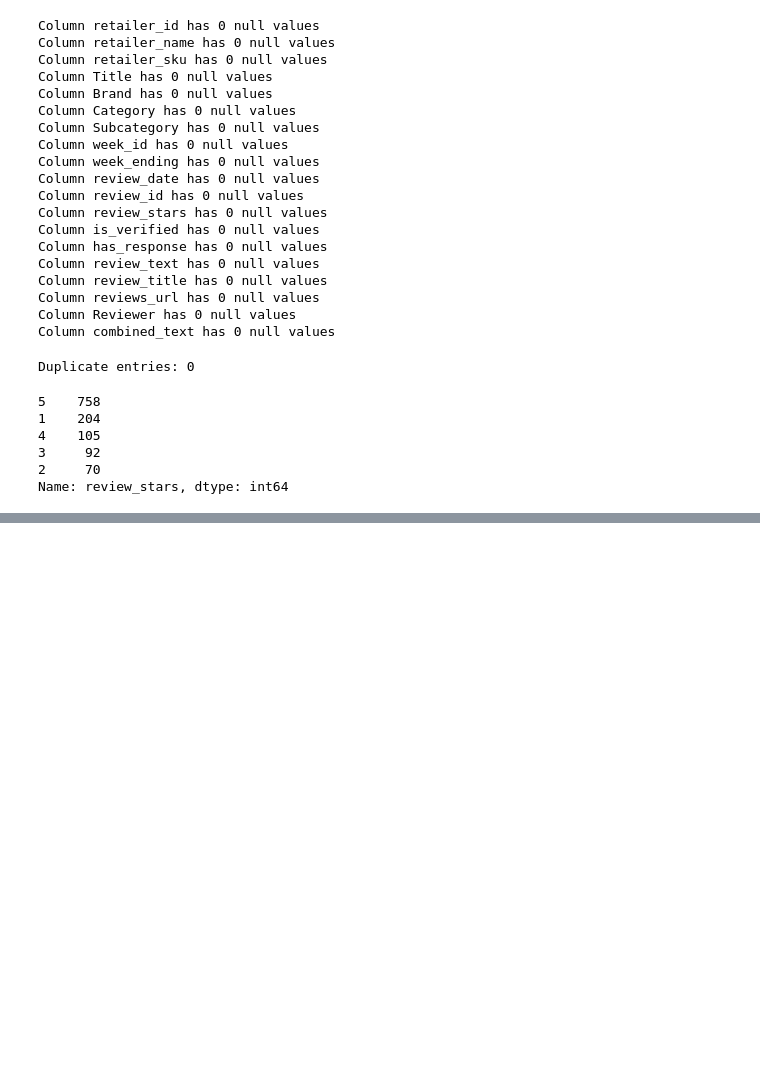
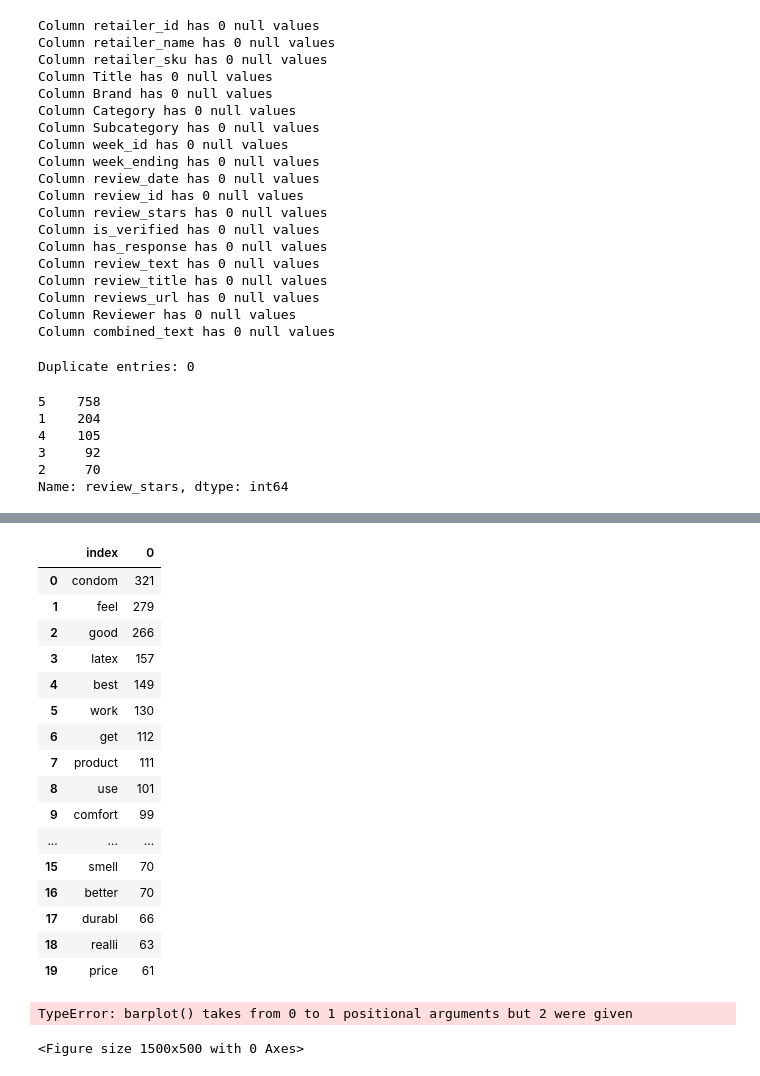
Before and after one commit to krc31182/Amazon-Reviews, a Jupyter notebook: Clean Data & Export to cvs.ipynb, the cells around one changed output, grey strips where cells are left out. Drawn from its saved outputs; the diff is of its cells as text; code cells hidden in the pictures; blank space fills up the shorter version.

```diff
--- a/Clean Data & Export to cvs.ipynb
+++ b/Clean Data & Export to cvs.ipynb
@@ -208,0 +291,53 @@ df.to_csv('Resources/machine_learning.csv', index=False)
+# %%
+# obtian the bad reviews and good reviews data and w
+badreviews =df[df.review_stars<=3.0]['review_breakout']
+goodreviews = df[df.review_stars>=4.0]['review_breakout']
+# %%
+bad_reviews=pd.DataFrame(pd.Series(chain(*badreviews)).value_counts()).sort_values(by=0,ascending=False).reset_index()
+good_reviews=pd.DataFrame(pd.Series(chain(*goodreviews)).value_counts()).sort_values(by=0,ascending=False).reset_index()
+# %%
+good_reviews.head(20)
+# %% [output]
+|  | index | 0 |
+| 0 | condom | 321 |
+| 1 | feel | 279 |
+| 2 | good | 266 |
+| 3 | latex | 157 |
+| 4 | best | 149 |
+| 5 | work | 130 |
+| 6 | get | 112 |
+| 7 | product | 111 |
+| 8 | use | 101 |
+| 9 | comfort | 99 |
+| ... | ... | ... |
+| 15 | smell | 70 |
+| 16 | better | 70 |
+| 17 | durabl | 66 |
+| 18 | realli | 63 |
+| 19 | price | 61 |
+# %%
+# Most common words in good reviews and bad reviews
+
+
+plt.figure(figsize=(15,5))
+
+plt.subplot(1,2,1)
+sns.barplot(good_reviews['index'][:20],good_reviews[0][:20])
+plt.xticks(rotation=90)
+plt.title('Positive reviews',fontsize=20)
+plt.xlabel('Words',fontsize=15)
+plt.ylabel('Frequency',fontsize=15)
+
+#plt.subplot(1,2,2)
+#sns.barplot(bad_reviews['index'][:20],bad_reviews[0][:20])
+#sns.barplot(x,y)
+#plt.xticks(rotation=90)
+#plt.title('Negative reviews',fontsize=20)
+#plt.xlabel('Words',fontsize=15)
+#plt.ylabel('Frequency',fontsize=15)
+
+
+plt.show()
+# %% [output]
+TypeError: barplot() takes from 0 to 1 positional arguments but 2 were given
+<Figure size 1500x500 with 0 Axes>
```
Also changed, not shown: parts of 23 cells of this notebook.
